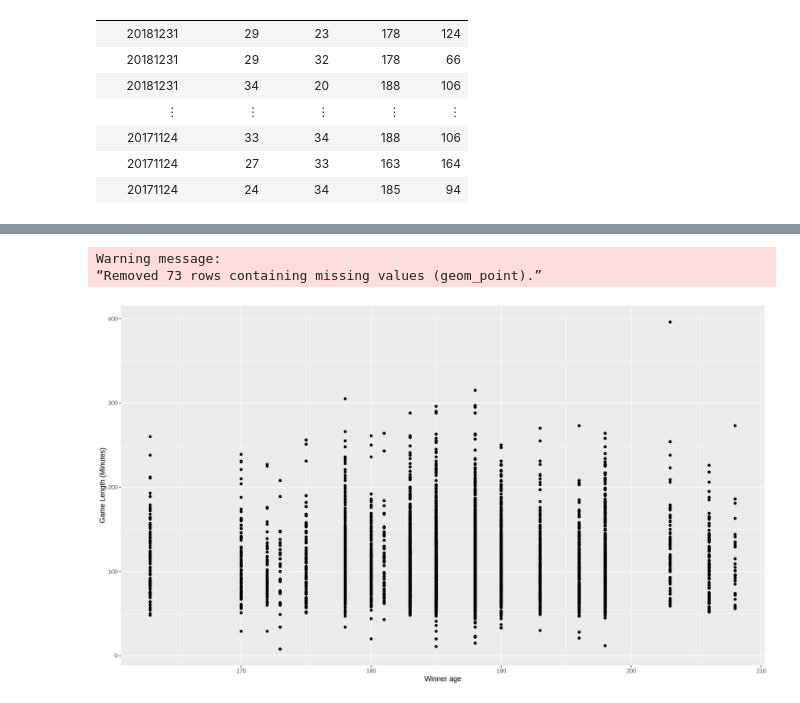
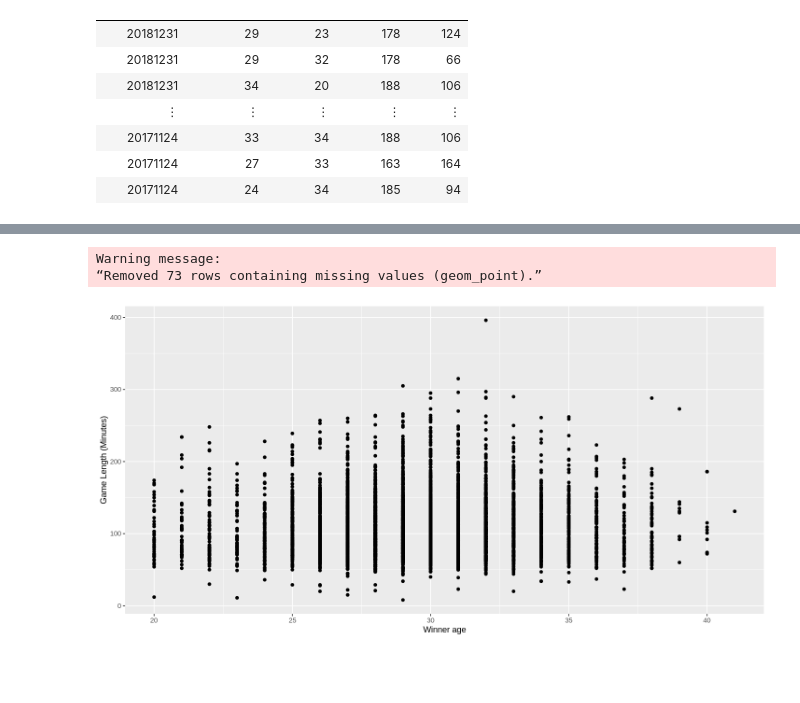
Before and after one commit to keelbeier/dsci100-group69, a Jupyter notebook: group_project_report.ipynb, the cells around one changed output, grey strips where cells are left out. Drawn from its saved outputs; the diff is of its cells as text; code cells hidden in the pictures; blank space fills up the shorter version.

```diff
--- a/group_project_report.ipynb
+++ b/group_project_report.ipynb
@@ -77,15 +82,15 @@ A tibble: 4670 × 5
 # %%
-options(repr.plot.width=14, repr.plot.height=8)
+options(repr.plot.width=12, repr.plot.height=6)
 scatter_plot <- tennis_data |>
-    ggplot(aes(x = winner_ht, y = minutes)) +
+    ggplot(aes(x = winner_age, y = minutes)) +
     geom_point() +
     labs(x = "Winner age",
         y = "Game Length (Minutes)")
 scatter_plot
 # %% [output]
 Warning message:
 “Removed 73 rows containing missing values (geom_point).”
-[figure, old version]
+[figure, new version]
 # %%
 data_split <- initial_split(tennis_data, prop = 0.6, strata = minutes)
 data_train <- training(data_split)
```
Also changed, not shown: parts of 5 cells of this notebook.
